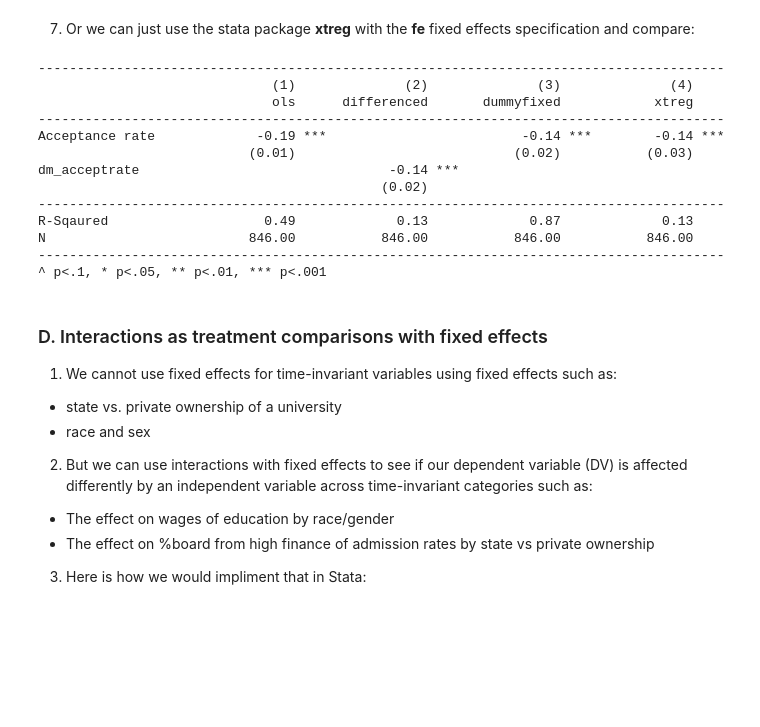
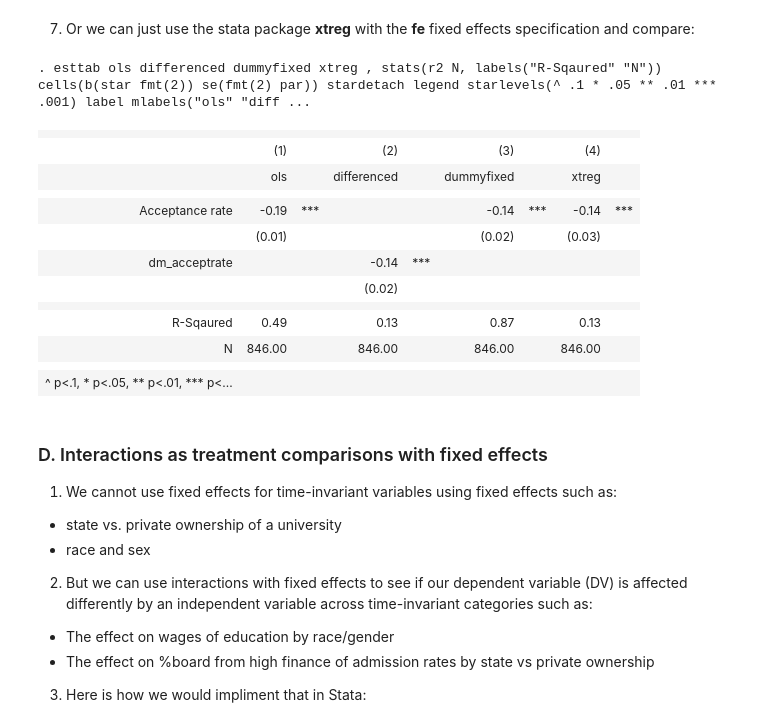
Before and after one commit to charlieeatonphd/Graduate-Statistics-and-Data-Science-for-Sociology, a Jupyter notebook: week13/w13lesson_timeseries.ipynb, the cells around one changed output. Cells and saved outputs as stored; diff of their text form; code cells hidden in the pictures; blank space fills up the shorter version.

```diff
--- a/week13/w13lesson_timeseries.ipynb
+++ b/week13/w13lesson_timeseries.ipynb
@@ -163,27 +185,26 @@ eststo dummyfixed
 # %%
-quietly xtreg pctalt acceptrate pctunderfirst fgrnt_p  ///
-logtotal03_revenue endow_assets_c_log, fe robust
-eststo xtreg
+%html
 
 esttab ols differenced dummyfixed xtreg ///
 , stats(r2 N, labels("R-Sqaured" "N")) cells(b(star fmt(2)) se(fmt(2) par)) stardetach  ///
 legend starlevels(^ .1 * .05 ** .01 *** .001) label ///
 mlabels("ols" "differenced" "dummyfixed" "xtreg") ///
-collabels(none) keep(acceptrate dm_acceptrate)
+collabels(none) keep(acceptrate dm_acceptrate) html
 # %% [output]
-----------------------------------------------------------------------------------------
-                              (1)              (2)              (3)              (4)
-                              ols      differenced       dummyfixed            xtreg
-----------------------------------------------------------------------------------------
-Acceptance rate             -0.19 ***                         -0.14 ***        -0.14 ***
-                           (0.01)                            (0.02)           (0.03)
-dm_acceptrate                                -0.14 ***
-                                            (0.02)
-----------------------------------------------------------------------------------------
-R-Sqaured                    0.49             0.13             0.87             0.13
-N                          846.00           846.00           846.00           846.00
-----------------------------------------------------------------------------------------
-^ p<.1, * p<.05, ** p<.01, *** p<.001
+. esttab ols differenced dummyfixed xtreg , stats(r2 N, labels("R-Sqaured" "N")) cells(b(star fmt(2)) se(fmt(2) par)) stardetach legend starlevels(^ .1 * .05 ** .01 *** .001) label mlabels("ols" "diff ...
+|  |  |  |  |  |  |  |  |  |
+|  | (1) |  | (2) |  | (3) |  | (4) |  |
+|  | ols |  | differenced |  | dummyfixed |  | xtreg |  |
+|  |  |  |  |  |  |  |  |  |
+| Acceptance rate | -0.19 | *** |  |  | -0.14 | *** | -0.14 | *** |
+|  | (0.01) |  |  |  | (0.02) |  | (0.03) |  |
+| dm_acceptrate |  |  | -0.14 | *** |  |  |  |  |
+|  |  |  | (0.02) |  |  |  |  |  |
+|  |  |  |  |  |  |  |  |  |
+| R-Sqaured | 0.49 |  | 0.13 |  | 0.87 |  | 0.13 |  |
+| N | 846.00 |  | 846.00 |  | 846.00 |  | 846.00 |  |
+|  |  |  |  |  |  |  |  |  |
+| ^ p<.1, * p<.05, ** p<.01, *** p<... |  |  |  |  |  |  |  |  |
 # %% [markdown]
 ### D. Interactions as treatment comparisons with fixed effects
 
```
Also changed, not shown: parts of 7 cells of this notebook.
